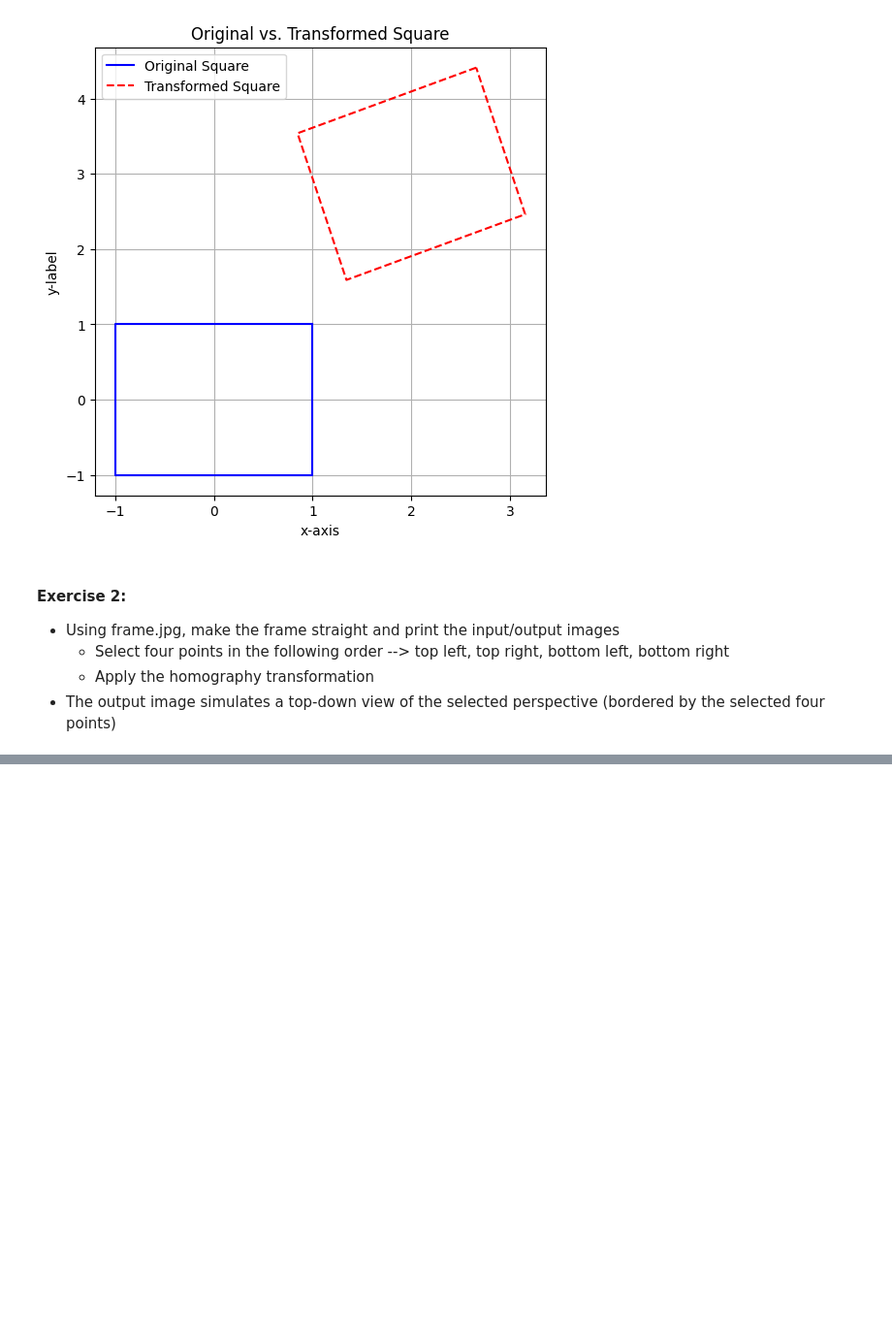
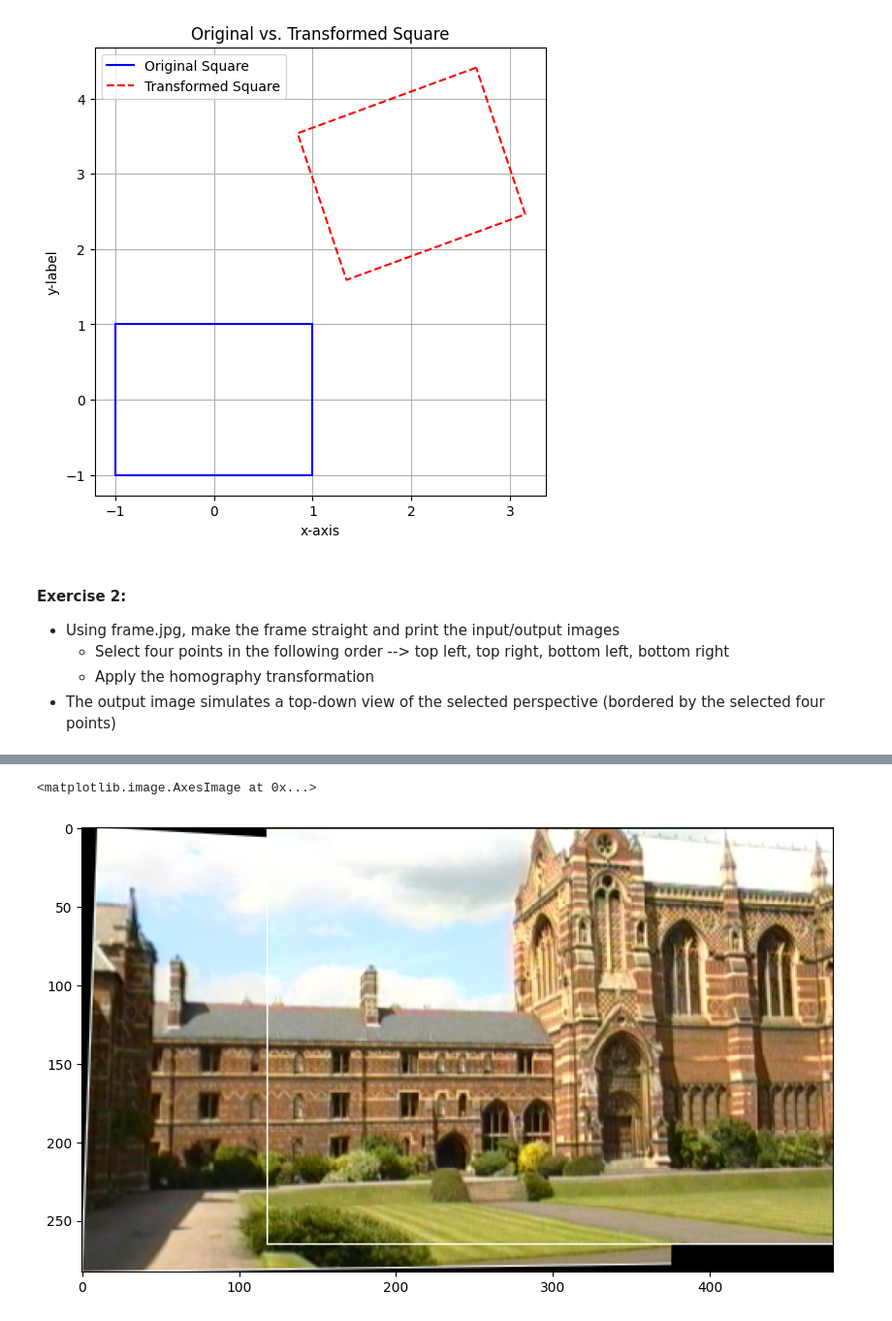
Before and after one commit to lamiselsayed/Computer-Vision-Repository, a Jupyter notebook: Quiz 2 Practice (Lamis).ipynb, the cells around one changed output, grey strips where cells are left out. Shown at 97% size. Drawn from its saved outputs; the diff is of its cells as text; code cells hidden in the pictures; blank space fills up the shorter version.

```diff
--- a/Quiz 2 Practice (Lamis).ipynb
+++ b/Quiz 2 Practice (Lamis).ipynb
@@ -131,0 +170,40 @@ Error:
+# %%
+# Stitch the images
+height0, width0 = keble0.shape[:2]
+height3, width3 = keble3.shape[:2]
+
+corners0 = np.array([
+    (0, 0),
+    (0, height0 - 1),
+    (width0 - 1, height0 - 1),
+    (width0 - 1, 0)
+], dtype = np.float32).reshape(-1, 1, 2)
+
+corners3 = np.array([
+    (0, 0),
+    (0, height3 - 1),
+    (width3 - 1, height3 - 1),
+    (width3 - 1, 0)
+], dtype = np.float32).reshape(-1, 1, 2)
+# %%
+transformCorners = cv2.perspectiveTransform(corners0, homography)                     # only corners of keble0 will undergo transformation
+transformCorners = np.concatenate((transformCorners, corners3), axis = 0)             # stack them vertically (along the rows)
+# %%
+# Find the minimum and maximum (transformed) coordinates to get the dimensions of the panoramic image
+min_x, min_y = np.int32(transformCorners.min(axis = 0).ravel())
+max_x, max_y = np.int32(transformCorners.max(axis = 0).ravel())
+
+translation_matrix = np.array([[1, 0, -min_x], [0, 1, -min_y], [0, 0, 1]])      # shifting the image by -minx_x & min_y
+
+# Apply translation to the original homography
+transformation = np.dot(translation_matrix, homography)
+# %%
+# Warp the images
+stitchedImage = cv2.warpPerspective(keble0, transformation, (max_x - min_x + 1, max_y - min_y + 1))
+stitchedImage[-min_y:keble3.shape[0] - min_y, -min_x:keble3.shape[1] - min_x,:] = keble3
+# %%
+plt.figure(figsize = (10, 10))
+plt.imshow(cv2.cvtColor(stitchedImage, cv2.COLOR_BGR2RGB))
+# %% [output]
+<matplotlib.image.AxesImage at 0x...>
+[figure, added]
```
Also changed, not shown: parts of 13 cells of this notebook.
